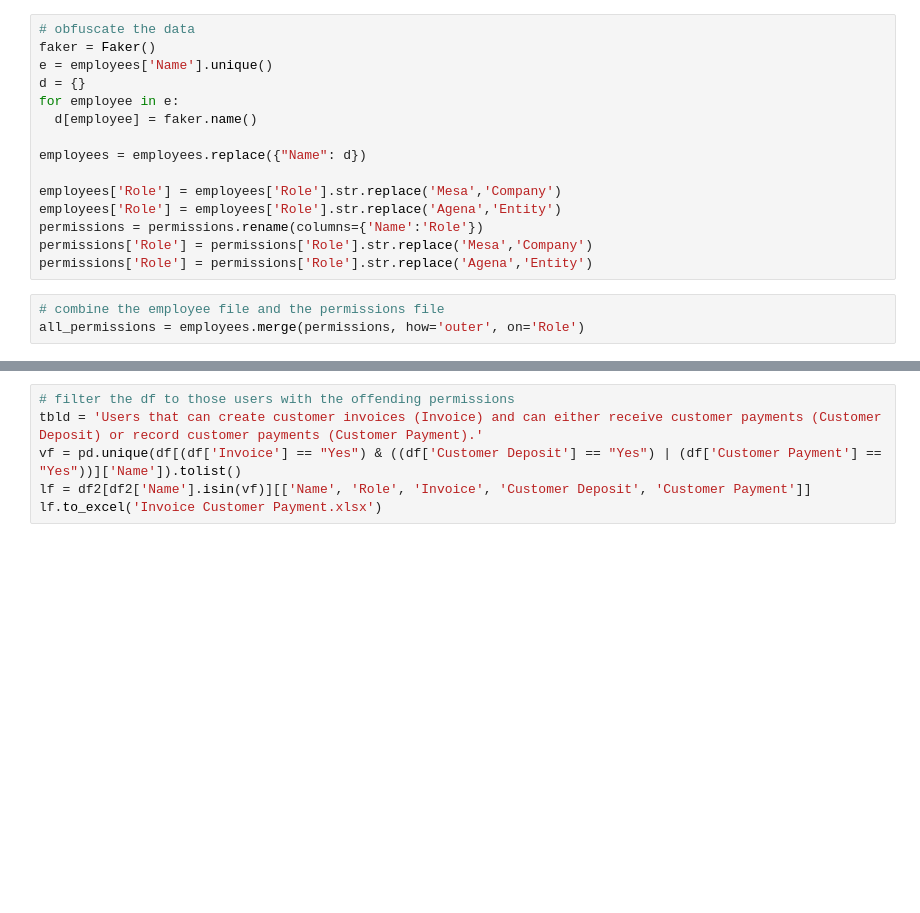
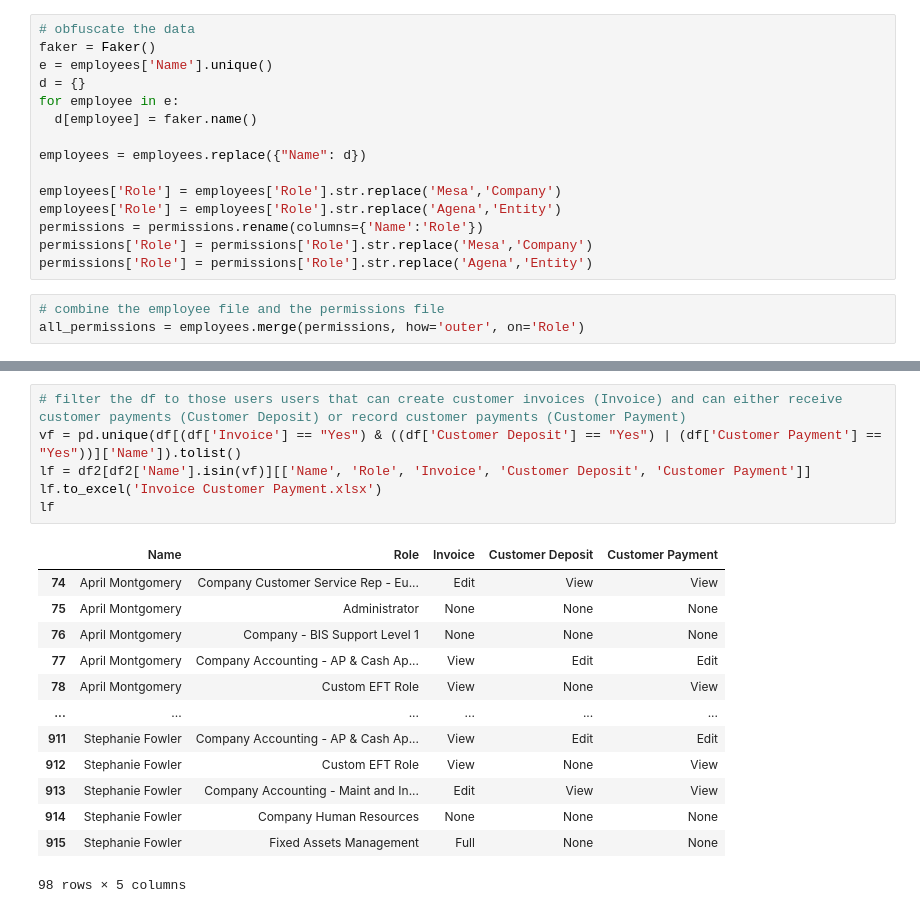
Before and after one commit to coltonwaynelawson/NetSuiteSOD, a Jupyter notebook: sod.ipynb, the cells around one changed output, grey strips where cells are left out. Saved outputs shown, nothing was run; the diff lists cells and outputs as text; blank space fills up the shorter version.

```diff
--- a/sod.ipynb
+++ b/sod.ipynb
@@ -78,7 +81,21 @@ lf.to_excel('Create Approve JE.xlsx')
 # %%
-# filter the df to those users with the offending permissions
-tbld = 'Users that can create customer invoices (Invoice) and can either receive customer payments (Customer Deposit) or record customer payments (Customer Payment).'
+# filter the df to those users users that can create customer invoices (Invoice) and can either receive customer payments (Customer Deposit) or record customer payments (Customer Payment)
 vf = pd.unique(df[(df['Invoice'] == "Yes") & ((df['Customer Deposit'] == "Yes") | (df['Customer Payment'] == "Yes"))]['Name']).tolist()
 lf = df2[df2['Name'].isin(vf)][['Name', 'Role', 'Invoice', 'Customer Deposit', 'Customer Payment']]
 lf.to_excel('Invoice Customer Payment.xlsx')
+lf
+# %% [output]
+|  | Name | Role | Invoice | Customer Deposit | Customer Payment |
+| 74 | April Montgomery | Company Customer Service Rep - Eu... | Edit | View | View |
+| 75 | April Montgomery | Administrator | None | None | None |
+| 76 | April Montgomery | Company - BIS Support Level 1 | None | None | None |
+| 77 | April Montgomery | Company Accounting - AP & Cash Ap... | View | Edit | Edit |
+| 78 | April Montgomery | Custom EFT Role | View | None | View |
+| ... | ... | ... | ... | ... | ... |
+| 911 | Stephanie Fowler | Company Accounting - AP & Cash Ap... | View | Edit | Edit |
+| 912 | Stephanie Fowler | Custom EFT Role | View | None | View |
+| 913 | Stephanie Fowler | Company Accounting - Maint and In... | Edit | View | View |
+| 914 | Stephanie Fowler | Company Human Resources | None | None | None |
+| 915 | Stephanie Fowler | Fixed Assets Management | Full | None | None |
+98 rows × 5 columns
 # %%
```
Also changed, not shown: parts of 10 cells of this notebook.
